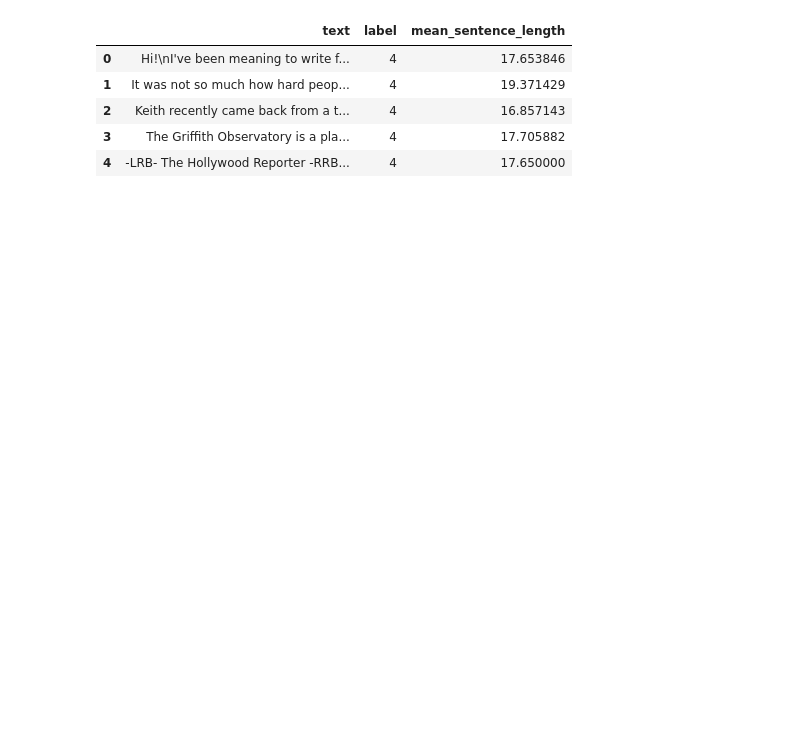
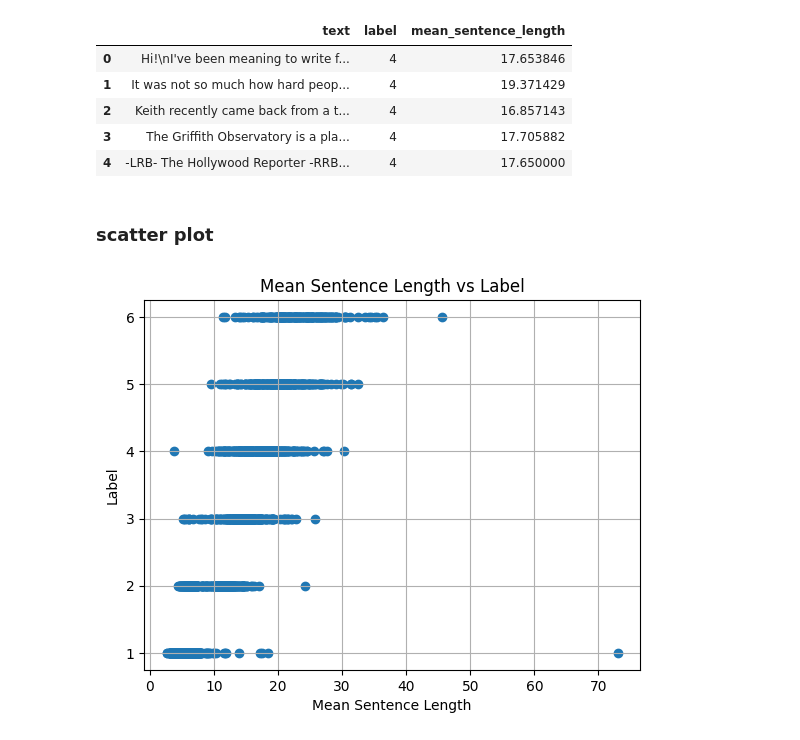
Before and after one commit to ShotaSasaki-HU/text-difficulty-assessor, a Jupyter notebook: difficulty_of_the_text.ipynb, the cells around one changed output. Saved outputs shown, nothing was run; the diff lists cells and outputs as text; code cells hidden in the pictures; blank space fills up the shorter version.

```diff
--- a/difficulty_of_the_text.ipynb
+++ b/difficulty_of_the_text.ipynb
@@ -84,3 +87,15 @@ df.head(5)
 | 2 | Keith recently came back from a t... | 4 | 16.857143 |
 | 3 | The Griffith Observatory is a pla... | 4 | 17.705882 |
 | 4 | -LRB- The Hollywood Reporter -RRB... | 4 | 17.650000 |
+# %% [markdown]
+### scatter plot
+# %%
+plt.figure()
+plt.scatter(df['mean_sentence_length'], df['label'])
+plt.xlabel('Mean Sentence Length')
+plt.ylabel('Label')
+plt.title('Mean Sentence Length vs Label')
+plt.grid()
+plt.show()
+# %% [output]
+[figure, added]
```
Also changed, not shown: parts of 4 cells of this notebook.
